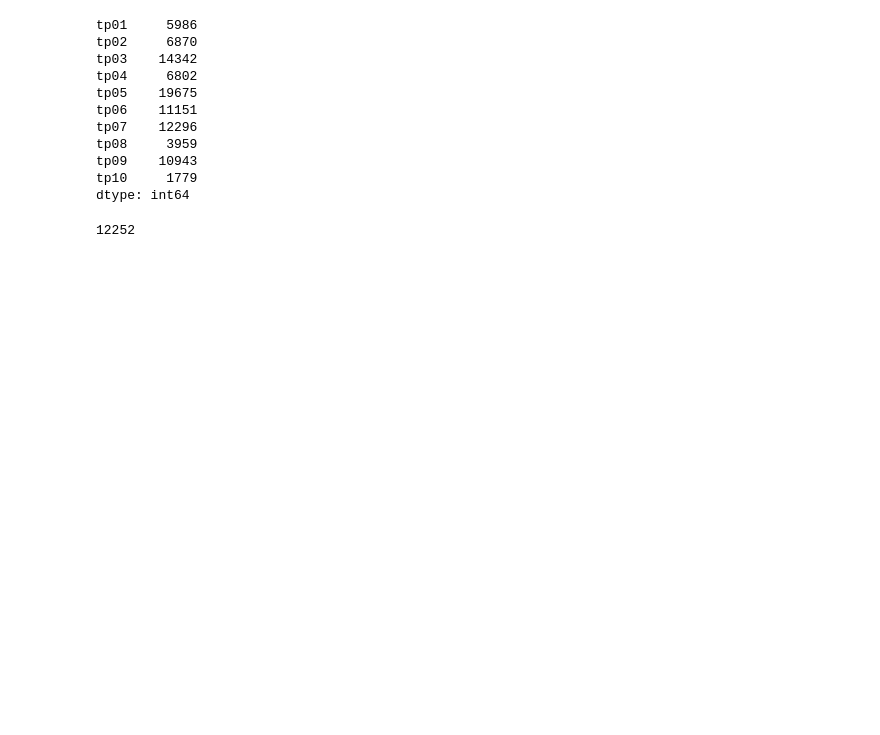
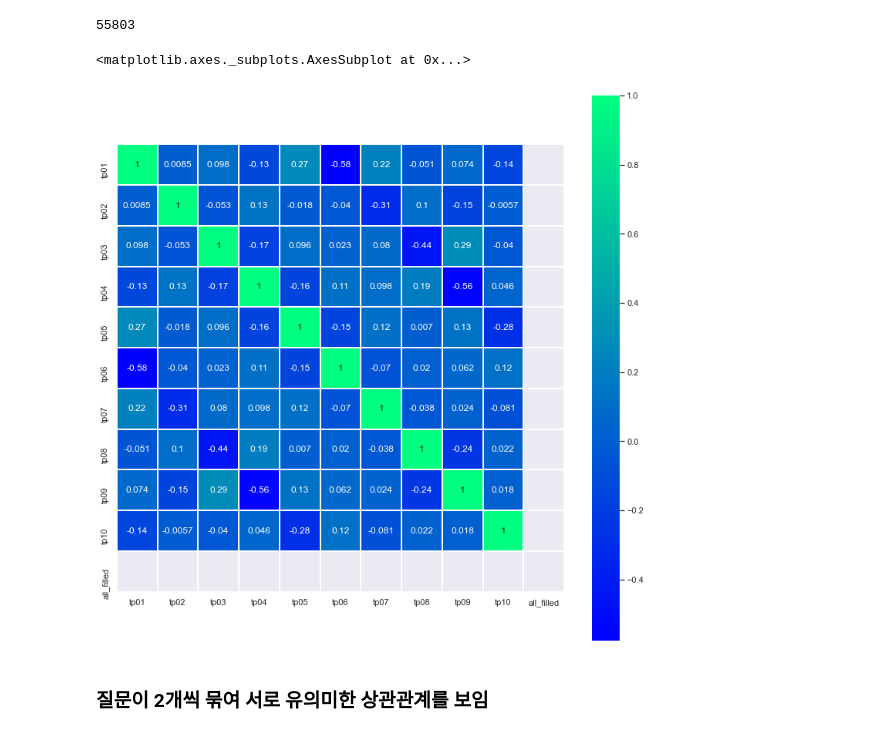
Before and after one commit to ineed-coffee/vote_prediction_from_Machiavellism_test, a Jupyter notebook: EDA/na/tpNA.ipynb, the cells around one changed output. Drawn from its saved outputs; the diff is of its cells as text; code cells hidden in the pictures; blank space fills up the shorter version.

```diff
--- a/EDA/na/tpNA.ipynb
+++ b/EDA/na/tpNA.ipynb
@@ -16,23 +16,25 @@ data = pd.concat([train.drop('voted',axis=1),test],ignore_index=True)
 # %%
 tp_cols = ['tp'+'0'*(2-len(str(i)))+str(i) for i in range(1,11)]
 tp_data = data[tp_cols].copy()
-# %%
-tp_data.replace(0,np.nan).isnull().sum()
-# %% [output]
-tp01     5986
-tp02     6870
-tp03    14342
-tp04     6802
-tp05    19675
-tp06    11151
-tp07    12296
-tp08     3959
-tp09    10943
-tp10     1779
-dtype: int64
 # %%
-tp_data['all_filled'] = tp_data.apply(lambda x: 1 if 0 not in x.values else 0 , axis=1)
+tp_data['all_filled'] = tp_data.apply(lambda x: 1 if 7 not in x.values else 0 , axis=1)
 # %%
 tp_data.all_filled.sum()
 # %% [output]
-12252
+55803
+# %%
+corr = tp_data[tp_data.all_filled==1].corr(method='spearman')
+low = corr.min().min()
+high = corr.max().max()
+plt.figure(figsize=(13,13))
+sns.heatmap(corr,square=True,
+            vmin=low,
+            vmax=high,
+            cmap='winter',
+           annot=True,
+           linewidths=1)
+# %% [output]
+<matplotlib.axes._subplots.AxesSubplot at 0x...>
+[figure, added]
+# %% [markdown]
+### 질문이 2개씩 묶여 서로 유의미한 상관관계를 보임
```
Also changed, not shown: parts of 24 cells of this notebook.
